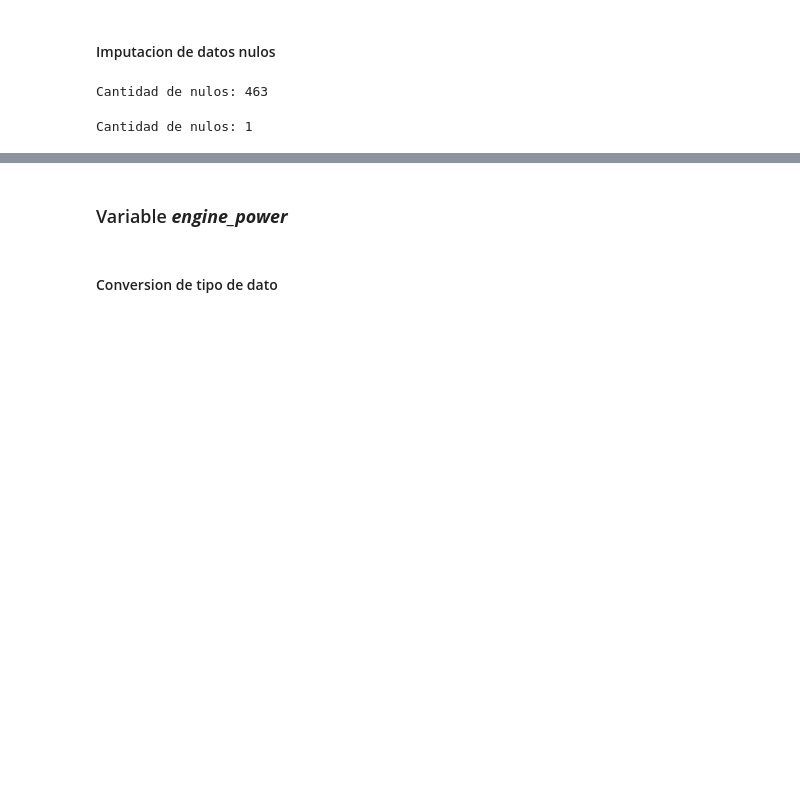
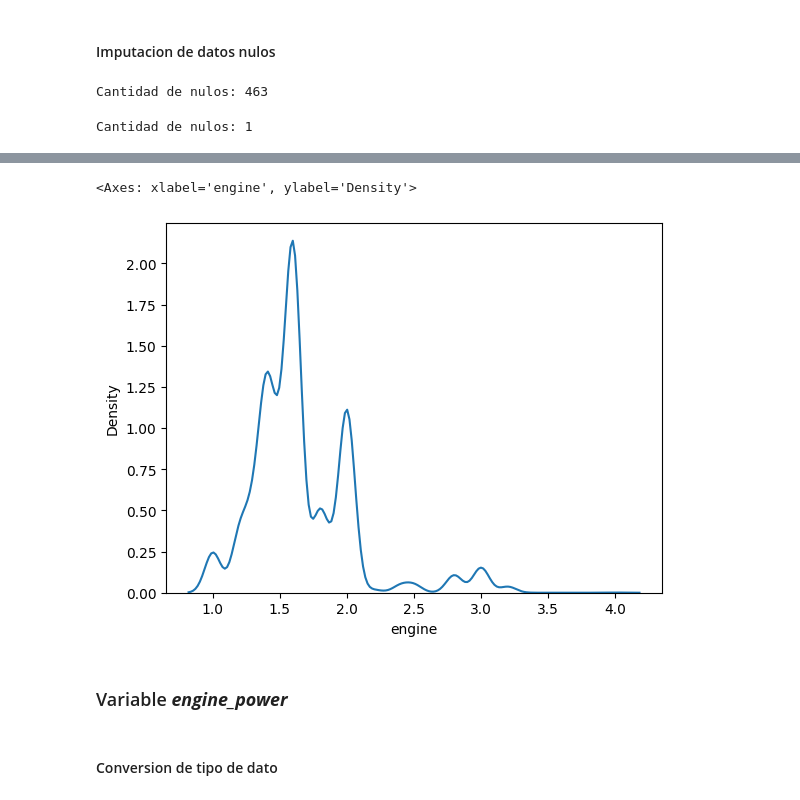
Before and after one commit to arielRas/UsedCarPricePredict-MercadoLibre, a Jupyter notebook: CarPricePredict.ipynb, the cells around one changed output, grey strips where cells are left out. Cells and saved outputs as stored; diff of their text form; code cells hidden in the pictures; blank space fills up the shorter version.

```diff
--- a/CarPricePredict.ipynb
+++ b/CarPricePredict.ipynb
@@ -213,0 +223,5 @@ del df_median
+# %%
+sns.kdeplot(x=var_nan)
+# %% [output]
+<Axes: xlabel='engine', ylabel='Density'>
+[figure, added]
```
Also changed, not shown: parts of 12 cells of this notebook.
